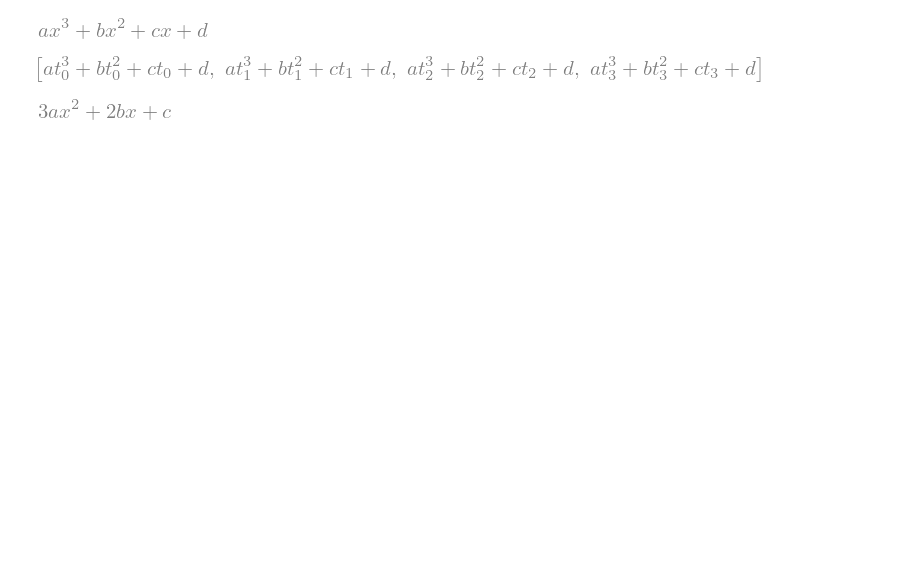
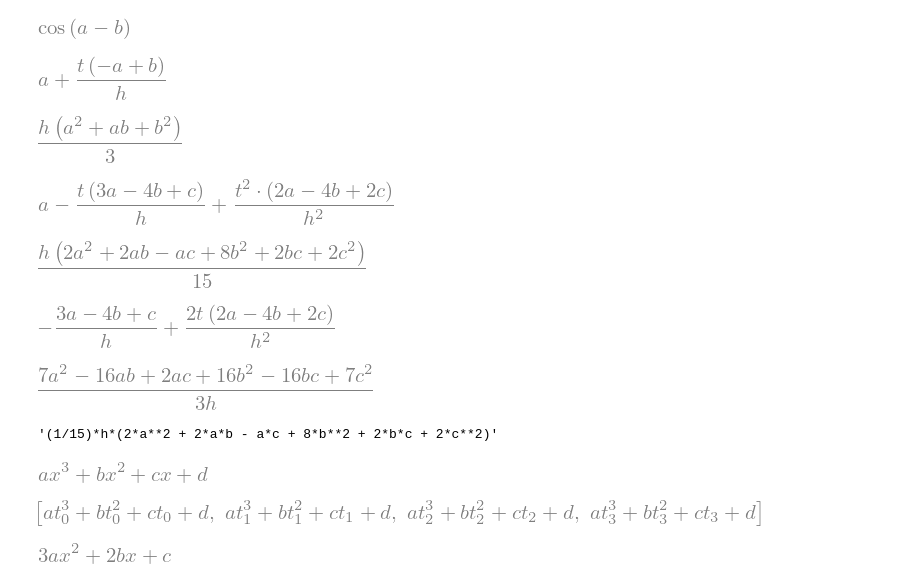
Before and after one commit to AunSiro/Cosejas_IRI, a Jupyter notebook: Casadi/Pruebas sympy.ipynb, the cells around one changed output. Cells and saved outputs as stored; diff of their text form; code cells hidden in the pictures; blank space fills up the shorter version.

```diff
--- a/Casadi/Pruebas sympy.ipynb
+++ b/Casadi/Pruebas sympy.ipynb
@@ -39,3 +50,39 @@ print_funcs(x,3)
 # %%
-x, a, b, c, d = symbols('x a b c d')
+x, a, b, c, d, t, h= symbols('x a b c d t h')
 t0, t1, t2, t3, t4 = symbols('t_0 t_1 t_2 t_3 t_4')
+# %%
+sin(pi/2 + a-b)
+# %% [output]
+[figure, added]
+# %%
+rect = a+ (b-a)/h*t
+rect
+# %% [output]
+[figure, added]
+# %%
+form = integrate(expand(rect**2), (t, 0, h))
+form = simplify(form)
+factor(form)
+# %% [output]
+[figure, added]
+# %%
+parab = a - t/h* (3*a-4*b+c) + t**2/h**2 * (2*a -4*b +2*c)
+parab
+# %% [output]
+[figure, added]
+# %%
+form = integrate(expand(parab**2), (t, 0, h))
+form = simplify(form)
+factor(form)
+# %% [output]
+[figure, added]
+# %%
+parab.diff(t)
+# %% [output]
+[figure, added]
+# %%
+form_2 = integrate(expand(parab.diff(t)**2), (t, 0, h))
+form_2 = simplify(form_2)
+factor(form_2)
+# %% [output]
+[figure, added]
@@ -42,3 +95,7 @@ t0, t1, t2, t3, t4 = symbols('t_0 t_1 t_2 t_3 t_4')
+# %%
+printer(form)
+# %% [output]
+'(1/15)*h*(2*a**2 + 2*a*b - a*c + 8*b**2 + 2*b*c + 2*c**2)'
 # %%
 polin = a*x**3 + b*x**2 + c*x + d
 polin
```
Also changed, not shown: parts of 4 cells of this notebook, 4 other files.
